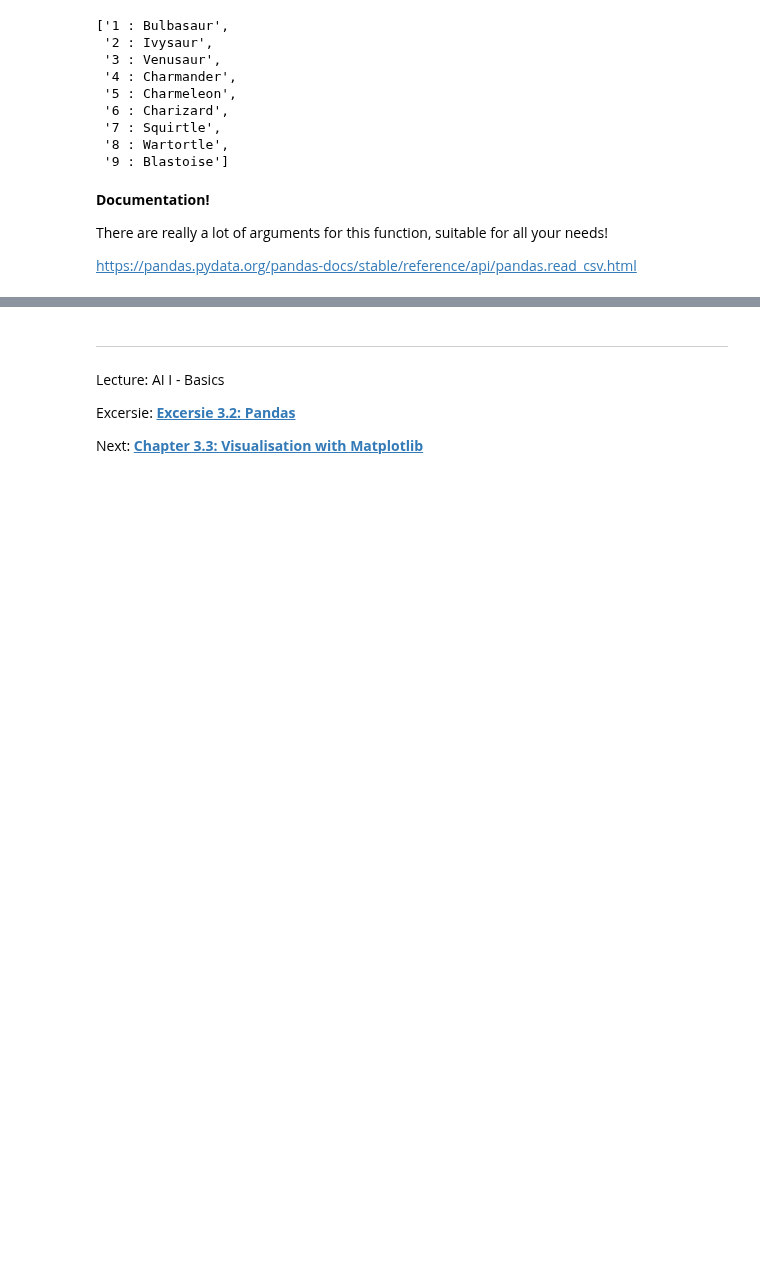
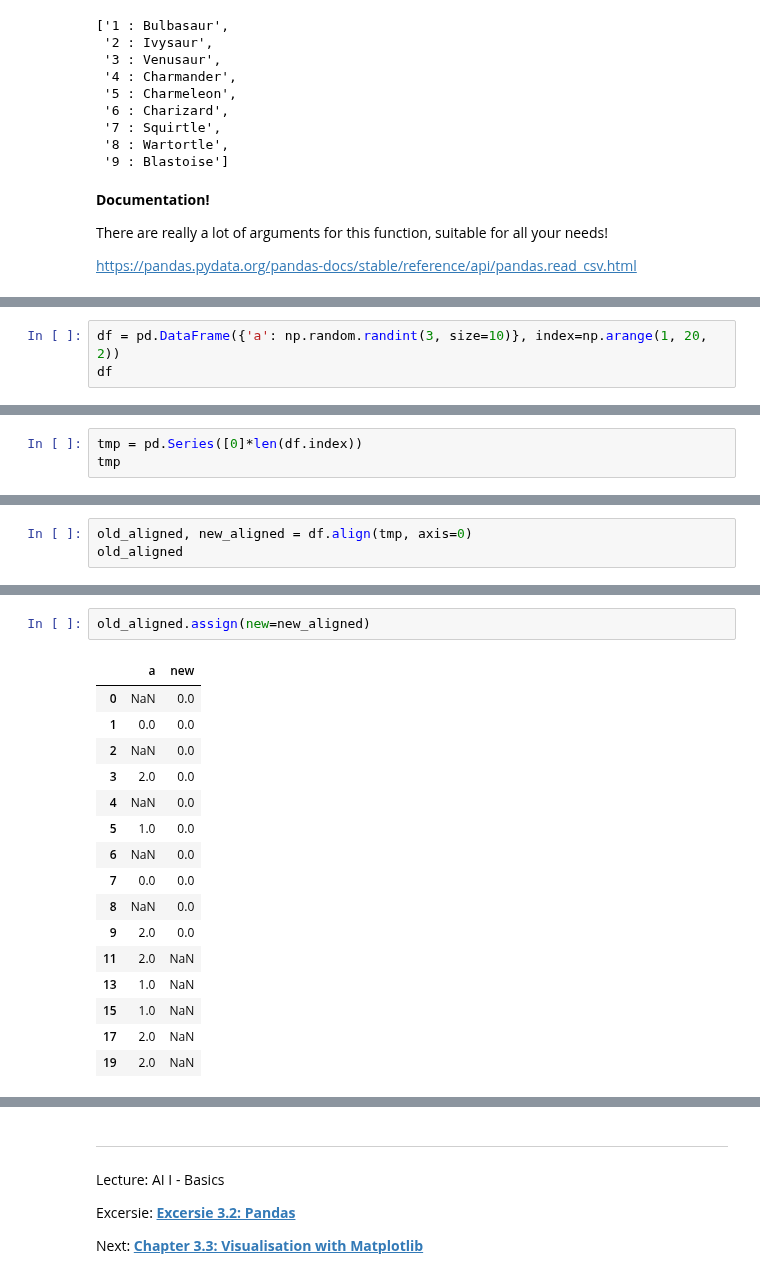
Before and after one commit to iLuckyW/lecture-ai-basics, a Jupyter notebook: chapter/03_data/02_pandas.ipynb, the cells around one changed output, grey strips where cells are left out. Drawn from its saved outputs; the diff is of its cells as text; blank space fills up the shorter version.

```diff
--- a/chapter/03_data/02_pandas.ipynb
+++ b/chapter/03_data/02_pandas.ipynb
@@ -1799,0 +2017,3 @@ https://pandas.pydata.org/pandas-docs/stable/reference/api/pandas.read_csv.html
+# %%
+df = pd.DataFrame({'a': np.random.randint(3, size=10)}, index=np.arange(1, 20, 2))
+df
@@ -1799,0 +2034,3 @@ https://pandas.pydata.org/pandas-docs/stable/reference/api/pandas.read_csv.html
+# %%
+tmp = pd.Series([0]*len(df.index))
+tmp
@@ -1799,0 +2068,3 @@ https://pandas.pydata.org/pandas-docs/stable/reference/api/pandas.read_csv.html
+# %%
+old_aligned, new_aligned = df.align(tmp, axis=0)
+old_aligned
@@ -1799,0 +2107,19 @@ https://pandas.pydata.org/pandas-docs/stable/reference/api/pandas.read_csv.html
+# %%
+old_aligned.assign(new=new_aligned)
+# %% [output]
+|  | a | new |
+| 0 | NaN | 0.0 |
+| 1 | 0.0 | 0.0 |
+| 2 | NaN | 0.0 |
+| 3 | 2.0 | 0.0 |
+| 4 | NaN | 0.0 |
+| 5 | 1.0 | 0.0 |
+| 6 | NaN | 0.0 |
+| 7 | 0.0 | 0.0 |
+| 8 | NaN | 0.0 |
+| 9 | 2.0 | 0.0 |
+| 11 | 2.0 | NaN |
+| 13 | 1.0 | NaN |
+| 15 | 1.0 | NaN |
+| 17 | 2.0 | NaN |
+| 19 | 2.0 | NaN |
```
Also changed, not shown: parts of 72 cells of this notebook.
